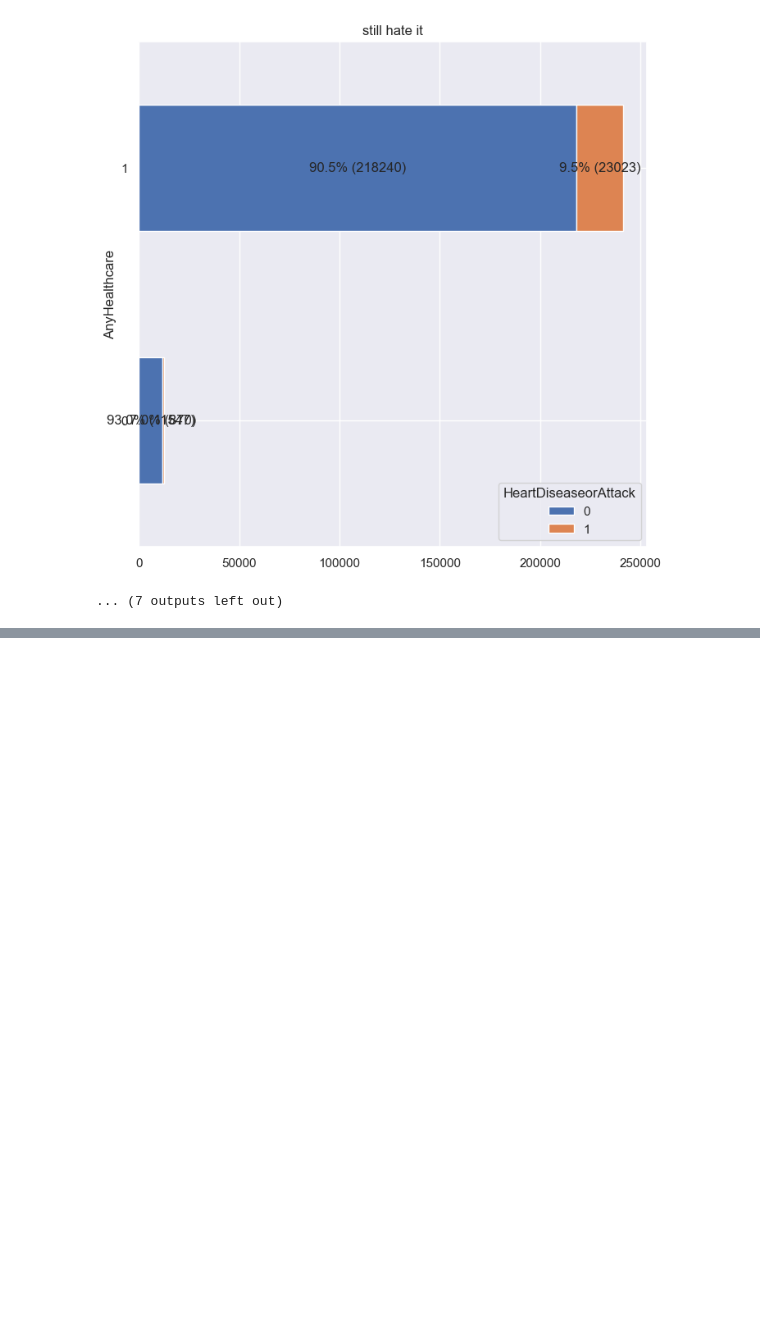
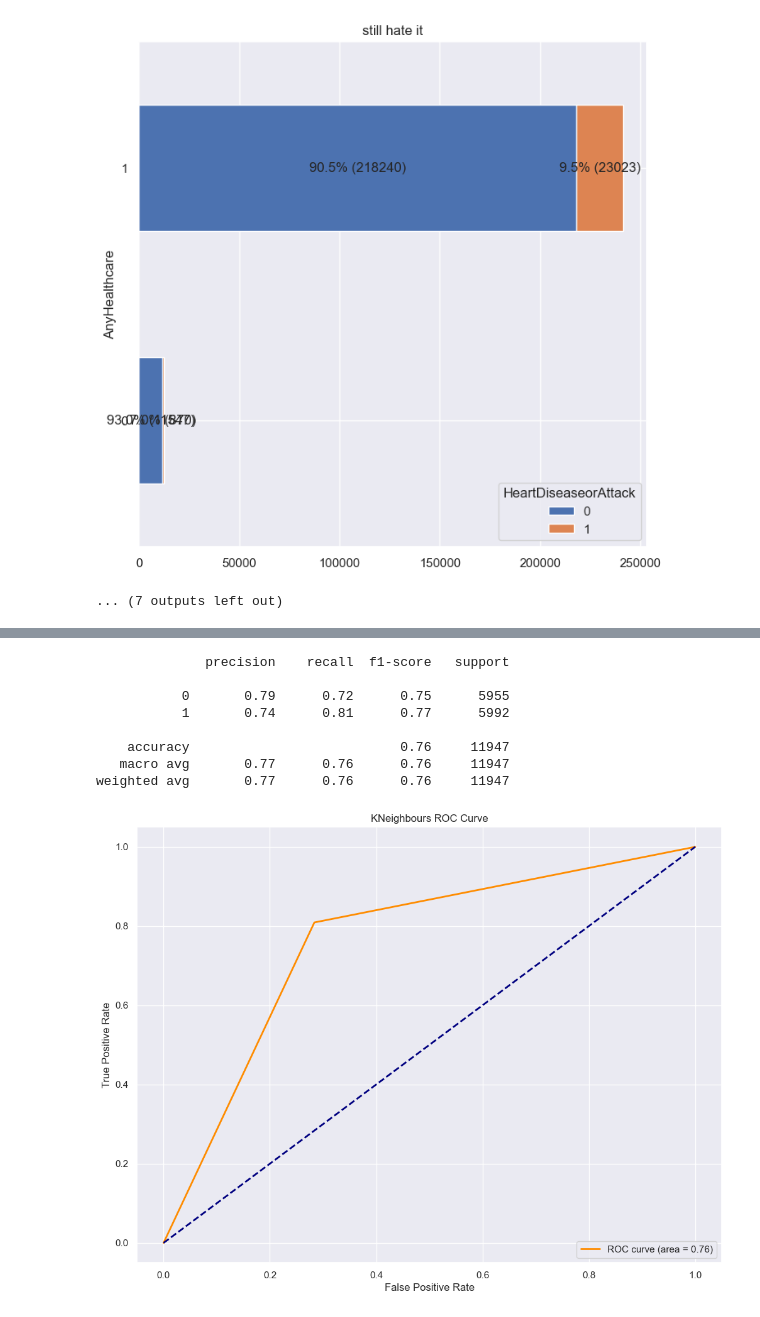
Before and after one commit to RobinMurk/Heart_attack_risk_analysis, a Jupyter notebook: Heart_disease_analysis.ipynb, the cells around one changed output, grey strips where cells are left out. Saved outputs shown, nothing was run; the diff lists cells and outputs as text; code cells hidden in the pictures; blank space fills up the shorter version.

```diff
--- a/Heart_disease_analysis.ipynb
+++ b/Heart_disease_analysis.ipynb
@@ -503,0 +453,22 @@ print(Random_forest_best)
+# %%
+def objective2(trial):
+
+    parameters ={
+    'n_neighbors': trial.suggest_int('n_neighbors',2,25,1),
+    'weights' : trial.suggest_categorical('weights',['uniform','distance'])
+}
+
+    classifier_obj = KNeighborsClassifier(**parameters)
+    classifier_obj.fit(X_training,y_training)
+    prediction = classifier_obj.predict(X_validation)
+
+    return accuracy_score(y_validation,prediction)
+
+    score = cross_val_score(classifier_obj, X_train,y_train, n_jobs=-1, cv=3)
+    accuracy = score.mean()
+    return accuracy
+
+
+studyKNN = optuna.create_study(direction="maximize")
+studyKNN.optimize(objective2, n_trials=100)
+print(studyKNN.best_trial)
@@ -519,0 +568,20 @@ plot_ROC('Random forest',Random_forest_best['fpr'],Random_forest_best['tpr'],Ran
+# %%
+knn = KNeighborsClassifier(**studyKNN.best_params)
+knn.fit(X_train,y_train)
+pred = knn.predict(X_test)
+#print(accuracy_score(y_test,pred))
+print(classification_report(y_test,pred))
+
+fpr, tpr, thresholds = roc_curve(y_test,pred)
+auc_score = AUC(fpr,tpr)
+plot_ROC('KNeighbours',fpr,tpr,auc_score)
+# %% [output]
+              precision    recall  f1-score   support
+
+           0       0.79      0.72      0.75      5955
+           1       0.74      0.81      0.77      5992
+
+    accuracy                           0.76     11947
+   macro avg       0.77      0.76      0.76     11947
+weighted avg       0.77      0.76      0.76     11947
+[figure, added]
```
Also changed, not shown: parts of 19 cells of this notebook.
